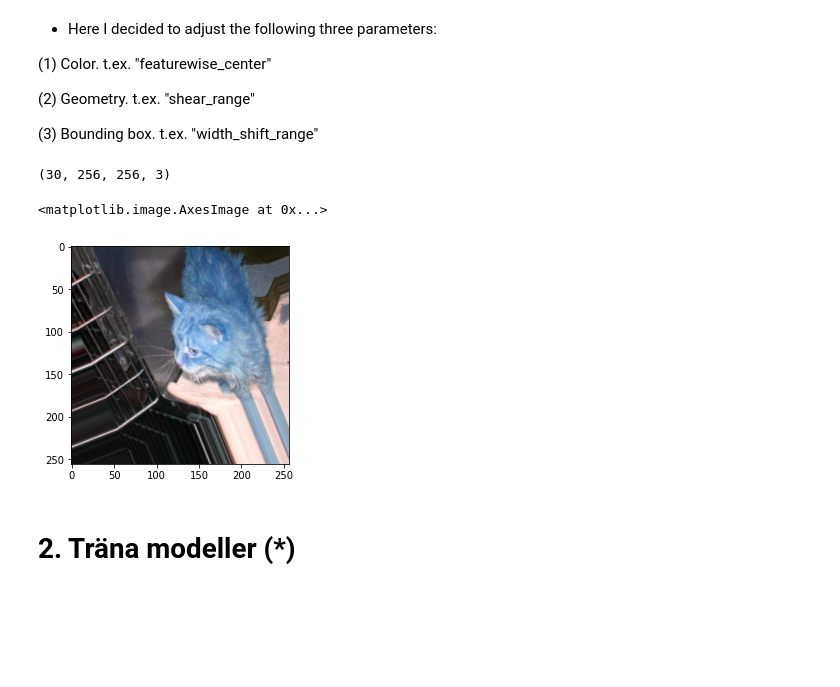
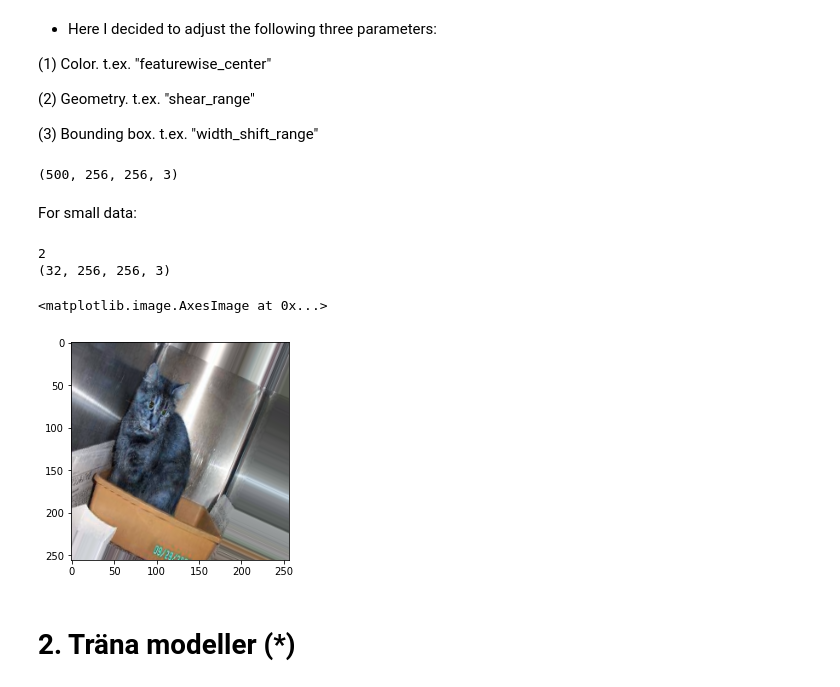
Before and after one commit to cooperhankun/Deep_learning, a Jupyter notebook: Lab/lab.ipynb, the cells around one changed output. Cells and saved outputs as stored; diff of their text form; code cells hidden in the pictures; blank space fills up the shorter version.

```diff
--- a/Lab/lab.ipynb
+++ b/Lab/lab.ipynb
@@ -372,12 +371,31 @@ X_train_small_generator = Augmentation(scaled_X_train_small_resized, 30)
+# %%
+scaled_X_test_small_resized.shape
+# %% [output]
+(500, 256, 256, 3)
+# %%
+# We generate only train data for small and tiny
+
+train_small_generator = train_image_generator.flow(scaled_X_train_small_resized, y_train_small, batch_size=32)
+test_small_generator = ImageDataGenerator()
+val_small_generator = test_small_generator.flow(scaled_X_val_small_resized, y_val_small, batch_size=32)
+
+train_tiny_generator = train_image_generator.flow(scaled_X_train_tiny_resized, y_train_tiny, batch_size=32)
+test_tiny_generator = ImageDataGenerator()
+val_tiny_generator = test_tiny_generator.flow(scaled_X_val_tiny_resized, y_val_tiny, batch_size=32)
+# %% [markdown]
+For small data:
 # %%
-sample_batch = X_train_tiny_generator.next()
-print(sample_batch.shape) # 30 samples in a batch
+print(len(train_small_generator.next()))
 
-plt.imshow(sample_batch[7])
+sample_batch = train_small_generator.next()
+print(sample_batch[0].shape) # 32 samples in a batch
+
+plt.imshow(sample_batch[0][7])
 # %% [output]
-(30, 256, 256, 3)
+2
+(32, 256, 256, 3)
 <matplotlib.image.AxesImage at 0x...>
-[figure, old version]
+[figure, new version]
 # %% [markdown]
 # 2. Träna modeller (*)
 # %% [markdown]
```
Also changed, not shown: parts of 31 cells of this notebook.
